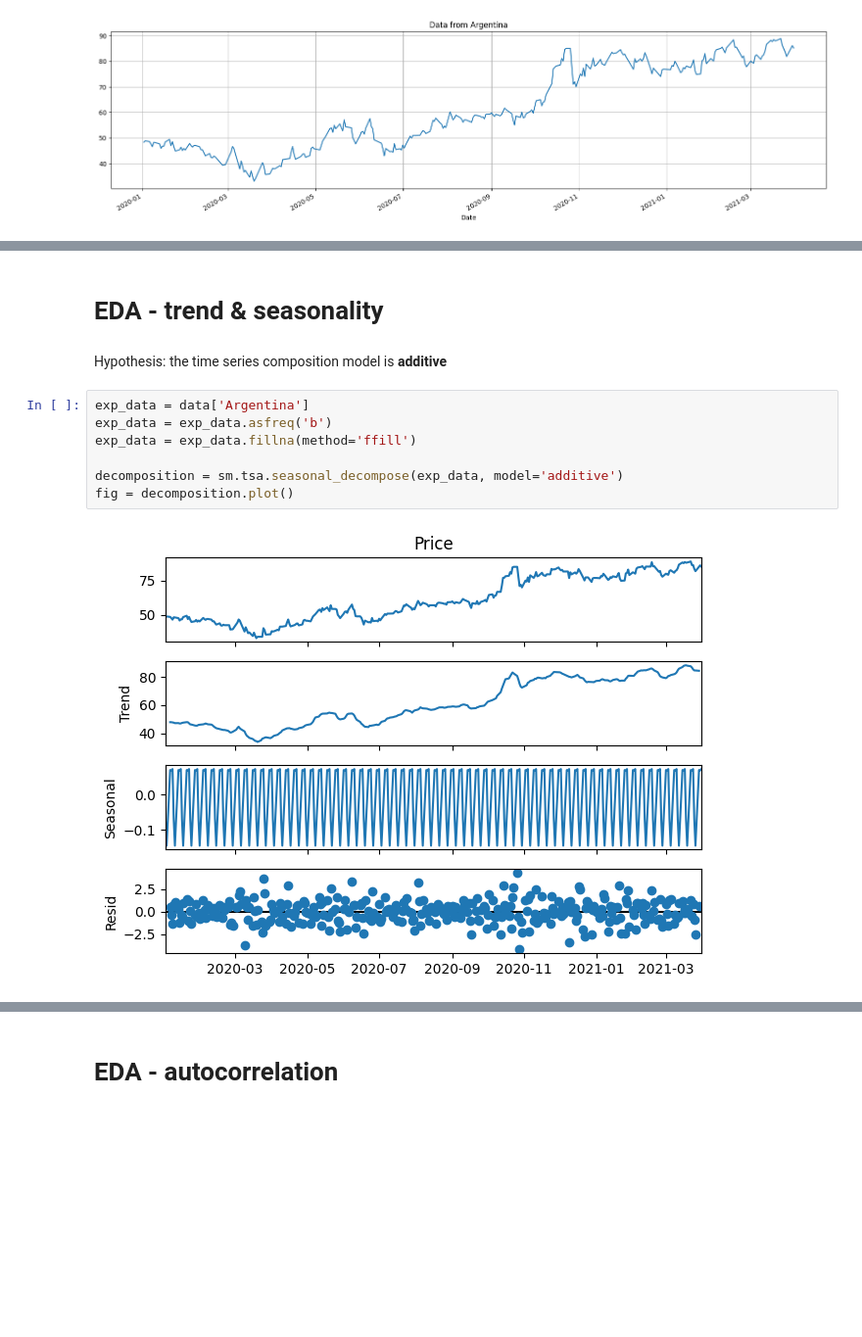
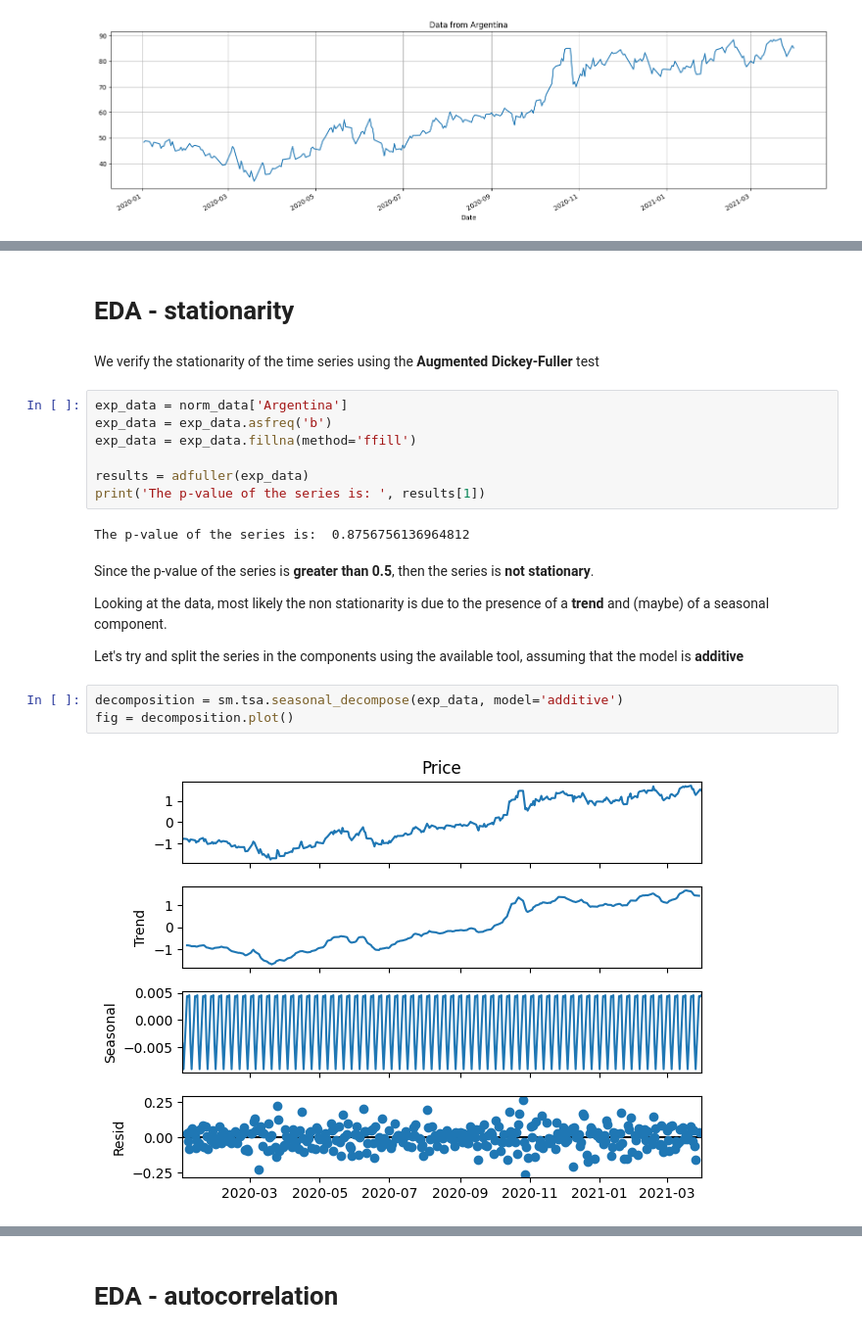
Before and after one commit to Ilvecho/Value-Investor, a Jupyter notebook: Project_5.ipynb, the cells around one changed output, grey strips where cells are left out. Shown at 98% size. Saved outputs shown, nothing was run; the diff lists cells and outputs as text; blank space fills up the shorter version.

Commit message:
Dickey-Fuller test & acf and pacf plots

```diff
--- a/Project_5.ipynb
+++ b/Project_5.ipynb
@@ -58,13 +83,24 @@ for key in data.keys():
 # %% [markdown]
-# EDA - trend & seasonality
+# EDA - stationarity
-# %% [markdown]
-Hypothesis: the time series composition model is **additive**
+# %% [markdown]
+We verify the stationarity of the time series using the **Augmented Dickey-Fuller** test
+# %%
+exp_data = norm_data['Argentina']
+exp_data = exp_data.asfreq('b')
+exp_data = exp_data.fillna(method='ffill')
+
+results = adfuller(exp_data)
+print('The p-value of the series is: ', results[1])
+# %% [output]
+The p-value of the series is:  0.8756756136964812
+# %% [markdown]
+Since the p-value of the series is **greater than 0.5**, then the series is **not stationary**.
+
+Looking at the data, most likely the non stationarity is due to the presence of a **trend** and (maybe) of a seasonal component.
+
+Let's try and split the series in the components using the available tool, assuming that the model is **additive**
 # %%
-exp_data = data['Argentina']
-exp_data = exp_data.asfreq('b')
-exp_data = exp_data.fillna(method='ffill')
-
 decomposition = sm.tsa.seasonal_decompose(exp_data, model='additive')
 fig = decomposition.plot()
 # %% [output]
-[figure, old version]
+[figure, new version]
```
Also changed, not shown: parts of 30 cells of this notebook.
